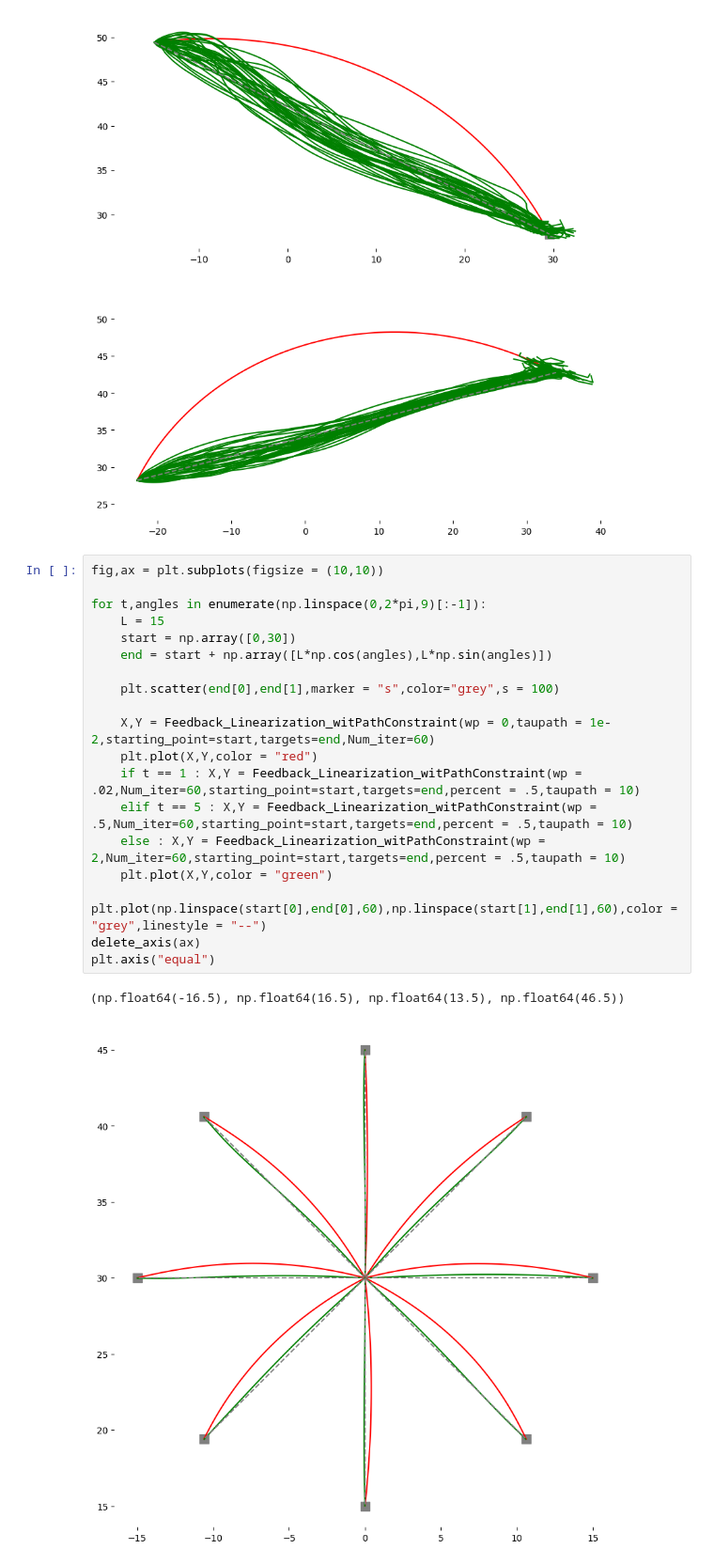
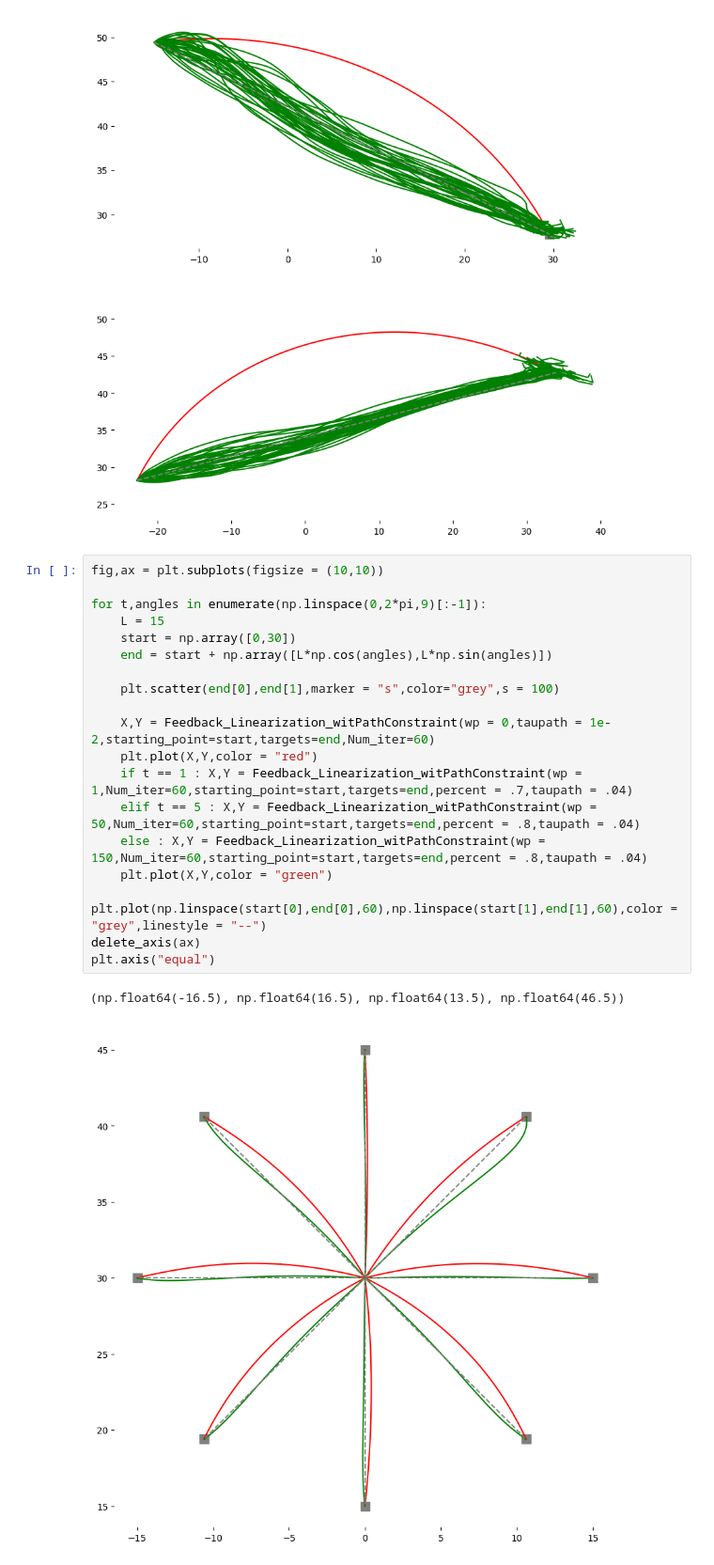
Before and after one commit to AlexandreThy/PhD, a Jupyter notebook: CurrentParts/PathConstraint.ipynb, the cells around one changed output. Shown at 94% size. Saved outputs shown, nothing was run; the diff lists cells and outputs as text.

```diff
--- a/CurrentParts/PathConstraint.ipynb
+++ b/CurrentParts/PathConstraint.ipynb
@@ -463,22 +503,22 @@ plt.axis("equal")
 # %%
 fig,ax = plt.subplots(figsize = (10,10))
 
 for t,angles in enumerate(np.linspace(0,2*pi,9)[:-1]):
     L = 15
     start = np.array([0,30])
     end = start + np.array([L*np.cos(angles),L*np.sin(angles)])
 
     plt.scatter(end[0],end[1],marker = "s",color="grey",s = 100)
 
     X,Y = Feedback_Linearization_witPathConstraint(wp = 0,taupath = 1e-2,starting_point=start,targets=end,Num_iter=60)
     plt.plot(X,Y,color = "red")
-    if t == 1 : X,Y = Feedback_Linearization_witPathConstraint(wp = .02,Num_iter=60,starting_point=start,targets=end,percent = .5,taupath = 10)
-    elif t == 5 : X,Y = Feedback_Linearization_witPathConstraint(wp = .5,Num_iter=60,starting_point=start,targets=end,percent = .5,taupath = 10)
-    else : X,Y = Feedback_Linearization_witPathConstraint(wp = 2,Num_iter=60,starting_point=start,targets=end,percent = .5,taupath = 10)
+    if t == 1 : X,Y = Feedback_Linearization_witPathConstraint(wp = 1,Num_iter=60,starting_point=start,targets=end,percent = .7,taupath = .04)
+    elif t == 5 : X,Y = Feedback_Linearization_witPathConstraint(wp = 50,Num_iter=60,starting_point=start,targets=end,percent = .8,taupath = .04)
+    else : X,Y = Feedback_Linearization_witPathConstraint(wp = 150,Num_iter=60,starting_point=start,targets=end,percent = .8,taupath = .04)
     plt.plot(X,Y,color = "green")
     plt.plot(np.linspace(start[0],end[0],60),np.linspace(start[1],end[1],60),color = "grey",linestyle = "--")
 delete_axis(ax)
 plt.axis("equal")
 # %% [output]
 (np.float64(-16.5), np.float64(16.5), np.float64(13.5), np.float64(46.5))
-[figure, old version]
+[figure, new version]
```
Also changed, not shown: parts of 3 cells of this notebook, 1 other file.
